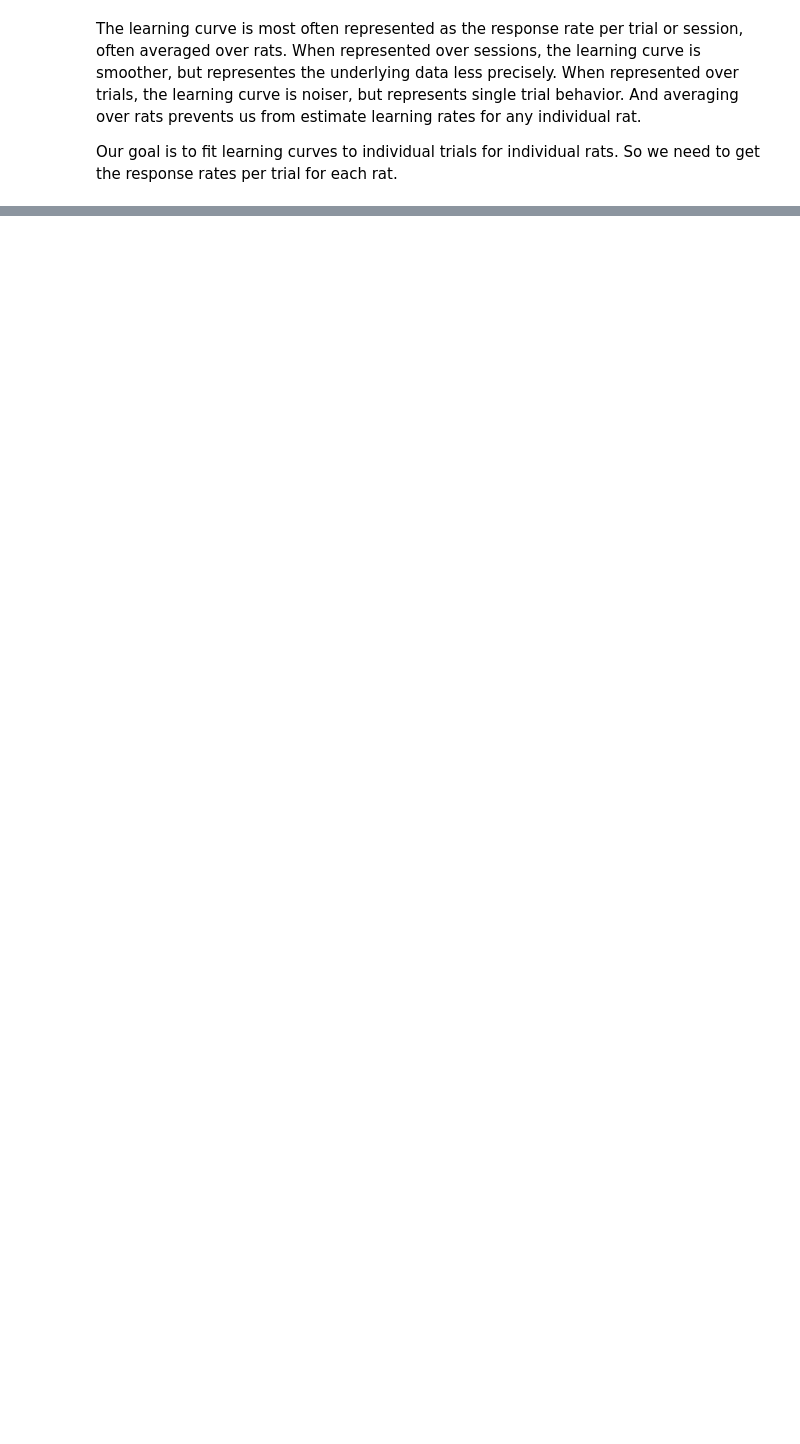
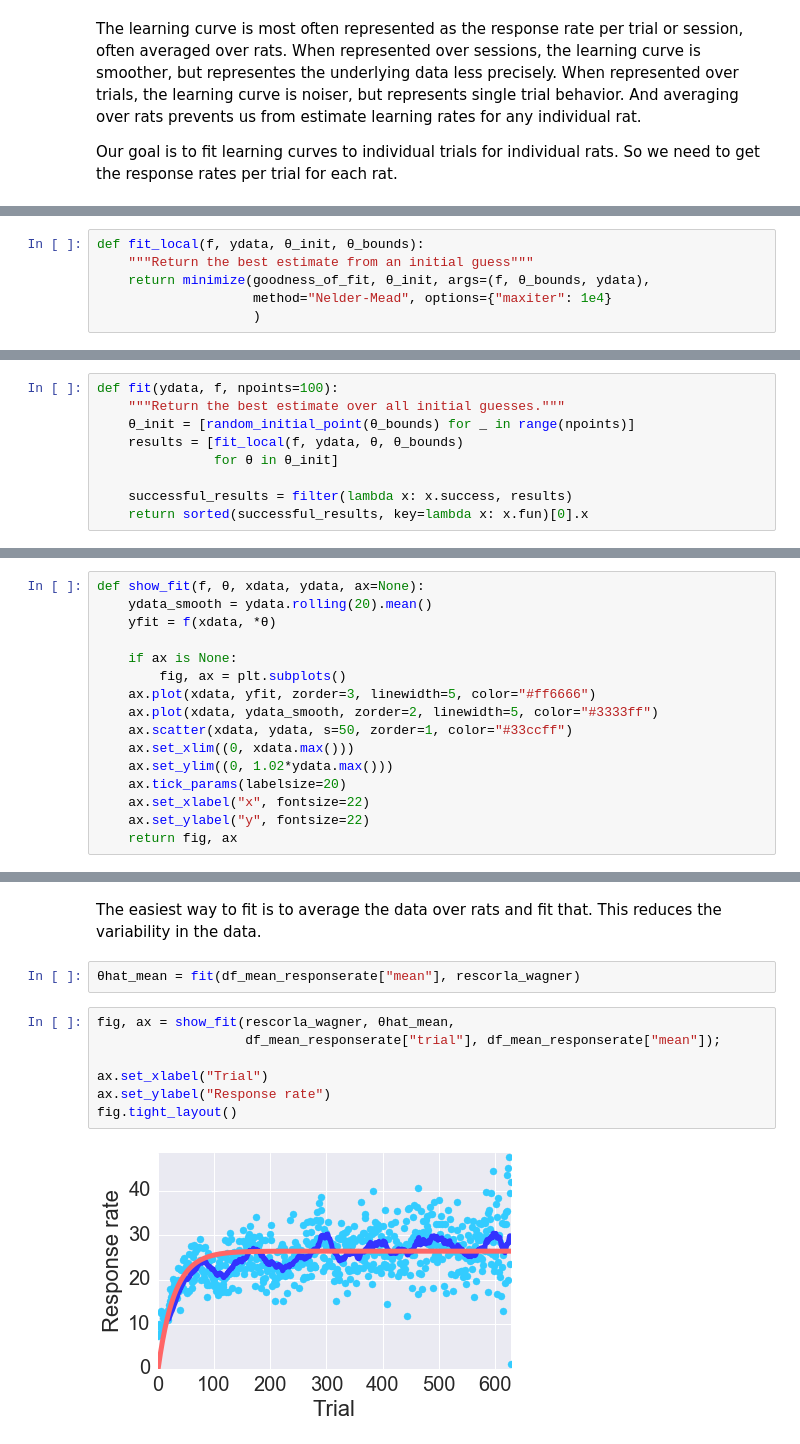
Before and after one commit to dfreestone/modular_theory, a Jupyter notebook: fitting/explicit_solutions.ipynb, the cells around one changed output, grey strips where cells are left out. Cells and saved outputs as stored; diff of their text form; blank space fills up the shorter version.

```diff
--- a/fitting/explicit_solutions.ipynb
+++ b/fitting/explicit_solutions.ipynb
@@ -46,0 +172,6 @@ Our goal is to fit learning curves to individual trials for individual rats. So
+# %%
+def fit_local(f, ydata, θ_init, θ_bounds):
+    """Return the best estimate from an initial guess"""
+    return minimize(goodness_of_fit, θ_init, args=(f, θ_bounds, ydata),
+                    method="Nelder-Mead", options={"maxiter": 1e4}
+                    )
@@ -46,0 +180,9 @@ Our goal is to fit learning curves to individual trials for individual rats. So
+# %%
+def fit(ydata, f, npoints=100):
+    """Return the best estimate over all initial guesses."""
+    θ_init = [random_initial_point(θ_bounds) for _ in range(npoints)]
+    results = [fit_local(f, ydata, θ, θ_bounds)
+               for θ in θ_init]
+
+    successful_results = filter(lambda x: x.success, results)
+    return sorted(successful_results, key=lambda x: x.fun)[0].x
@@ -46,0 +191,16 @@ Our goal is to fit learning curves to individual trials for individual rats. So
+# %%
+def show_fit(f, θ, xdata, ydata, ax=None):
+    ydata_smooth = ydata.rolling(20).mean()
+    yfit = f(xdata, *θ)
+
+    if ax is None:
+        fig, ax = plt.subplots()
+    ax.plot(xdata, yfit, zorder=3, linewidth=5, color="#ff6666")
+    ax.plot(xdata, ydata_smooth, zorder=2, linewidth=5, color="#3333ff")
+    ax.scatter(xdata, ydata, s=50, zorder=1, color="#33ccff")
+    ax.set_xlim((0, xdata.max()))
+    ax.set_ylim((0, 1.02*ydata.max()))
+    ax.tick_params(labelsize=20)
+    ax.set_xlabel("x", fontsize=22)
+    ax.set_ylabel("y", fontsize=22)
+    return fig, ax
@@ -46,0 +209,13 @@ Our goal is to fit learning curves to individual trials for individual rats. So
+# %% [markdown]
+The easiest way to fit is to average the data over rats and fit that. This reduces the variability in the data.
+# %%
+θhat_mean = fit(df_mean_responserate["mean"], rescorla_wagner)
+# %%
+fig, ax = show_fit(rescorla_wagner, θhat_mean,
+                   df_mean_responserate["trial"], df_mean_responserate["mean"]);
+
+ax.set_xlabel("Trial")
+ax.set_ylabel("Response rate")
+fig.tight_layout()
+# %% [output]
+[figure, added]
```
Also changed, not shown: parts of 49 cells of this notebook.
